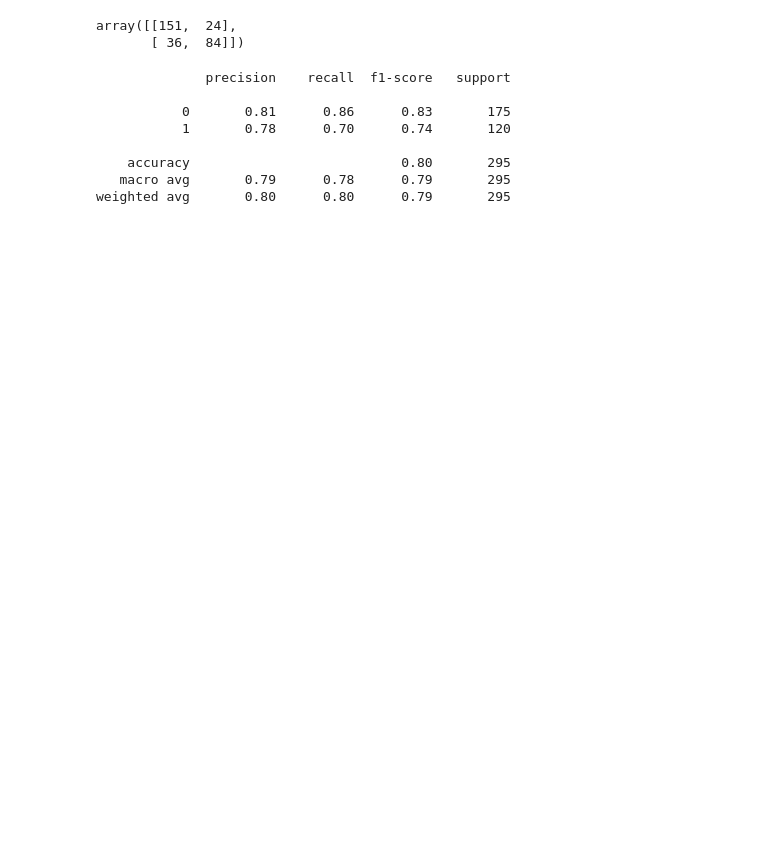
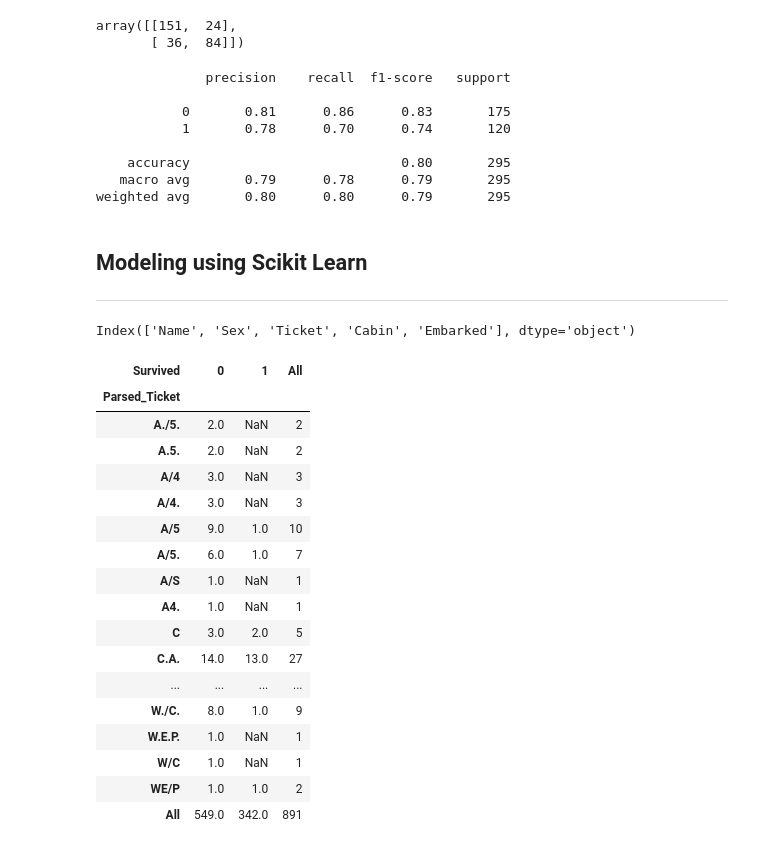
Before and after one commit to bangalorebyte-cohort32-2004/16.04LogisticRegression, a Jupyter notebook: titanic/titanic_handsON.ipynb, the cells around one changed output. Cells and saved outputs as stored; diff of their text form; code cells hidden in the pictures; blank space fills up the shorter version.

```diff
--- a/titanic/titanic_handsON.ipynb
+++ b/titanic/titanic_handsON.ipynb
@@ -126,0 +129,7 @@ X
+# %% [markdown]
+## Modeling using Scikit Learn
+---
+# %%
+df_train.describe(include='O').columns
+# %% [output]
+Index(['Name', 'Sex', 'Ticket', 'Cabin', 'Embarked'], dtype='object')
@@ -126,0 +145,21 @@ X
+# %%
+df_train.pivot_table(index='Parsed_Ticket', columns='Survived',values='Sex', aggfunc='count', margins=True)
+# %% [output]
+| Survived | 0 | 1 | All |
+| Parsed_Ticket |  |  |  |
+| A./5. | 2.0 | NaN | 2 |
+| A.5. | 2.0 | NaN | 2 |
+| A/4 | 3.0 | NaN | 3 |
+| A/4. | 3.0 | NaN | 3 |
+| A/5 | 9.0 | 1.0 | 10 |
+| A/5. | 6.0 | 1.0 | 7 |
+| A/S | 1.0 | NaN | 1 |
+| A4. | 1.0 | NaN | 1 |
+| C | 3.0 | 2.0 | 5 |
+| C.A. | 14.0 | 13.0 | 27 |
+| ... | ... | ... | ... |
+| W./C. | 8.0 | 1.0 | 9 |
+| W.E.P. | 1.0 | NaN | 1 |
+| W/C | 1.0 | NaN | 1 |
+| WE/P | 1.0 | 1.0 | 2 |
+| All | 549.0 | 342.0 | 891 |
```
Also changed, not shown: parts of 22 cells of this notebook.
